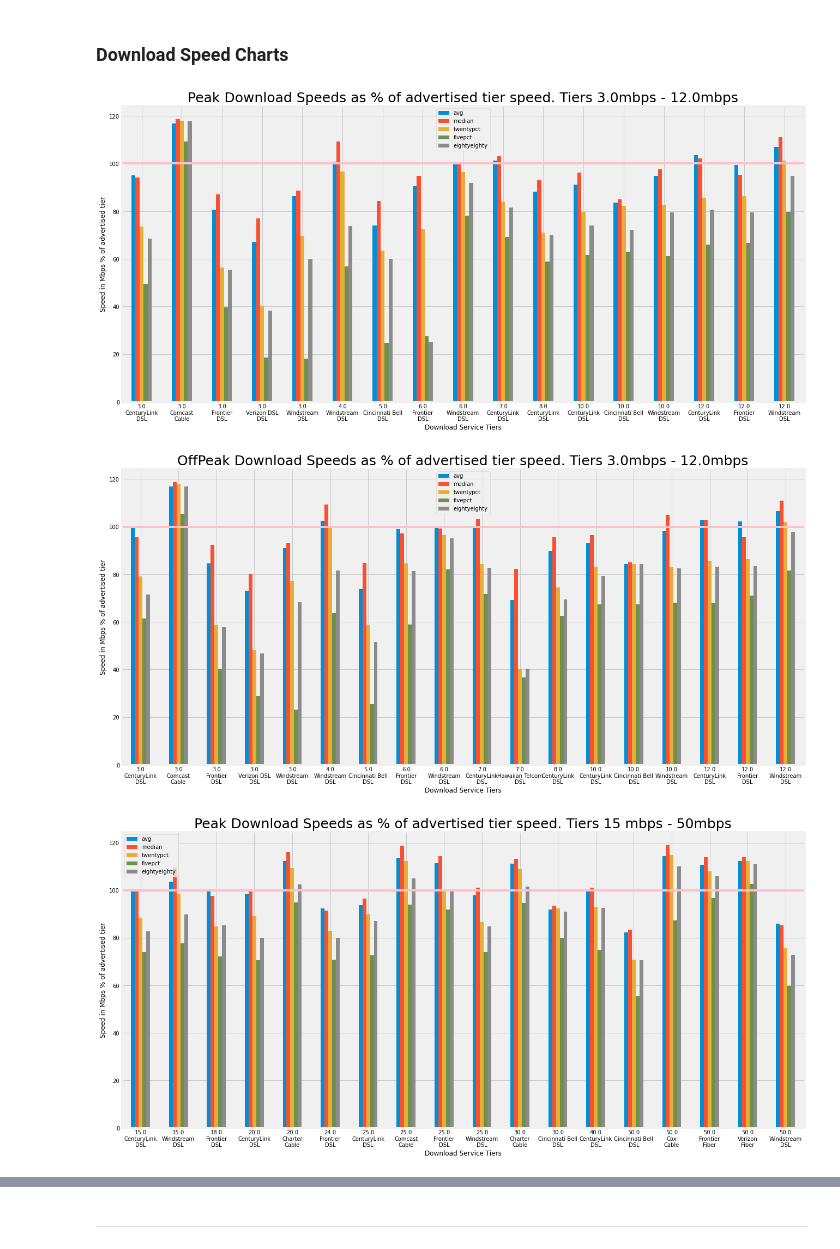
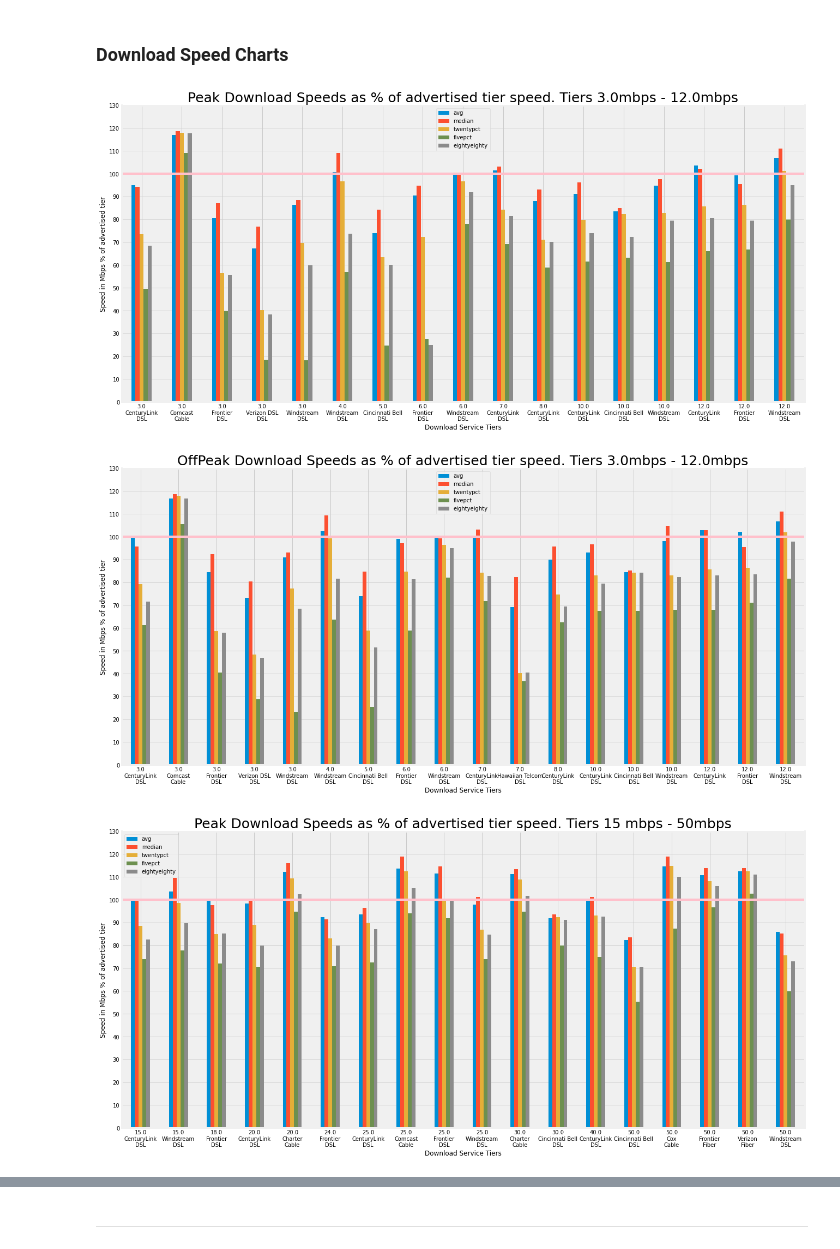
Before and after one commit to afreund415/MBA-broadband-research, a Jupyter notebook: MBA Upload and Download Speed Metric Charts.ipynb, the cells around one changed output, grey strips where cells are left out. Drawn from its saved outputs; the diff is of its cells as text; code cells hidden in the pictures.

```diff
--- a/MBA Upload and Download Speed Metric Charts.ipynb
+++ b/MBA Upload and Download Speed Metric Charts.ipynb
@@ -432,26 +432,26 @@ offPeakUChart = dfNormalizerU(fullDay_upload)
 # %%
 chartData = peakDChart
 chartData = chartData[chartData.tier <= 12]
 chartData = chartData[chartData.tier >= 3]
 
 
 
 ax = chartData.plot(x = "ispTech", y = ['avg', 'median', 'twentypct', 'fivepct', 'eightyeighty'],  kind = 'bar', stacked = False,
                    fontsize = 10, rot = 0, figsize = (20,10), grid = True)
 
 
-
+plt.yticks(np.arange(0, 140, 10))
 plt.axhline(y = 100, color = 'pink', linestyle = '-')
 
 
 ax.set_xlabel('Download Service Tiers')
 ax.set_ylabel('Speed in Mbps % of advertised tier')
 ax.set_title('Peak Download Speeds as % of advertised tier speed. Tiers 3.0mbps - 12.0mbps', fontsize=25)
 
 
 plt.show()
 # %% [output]
-[figure, old version]
+[figure, new version]
 # %%
 chartData = offPeakDChart
 chartData = chartData[chartData.tier <= 12]
@@ -463,7 +463,7 @@ ax = chartData.plot(x = "ispTech", y = ['avg', 'median', 'twentypct', 'fivepct',
                    fontsize = 10, rot = 0, figsize = (20,10), grid = True)
 
 
-
+plt.yticks(np.arange(0, 140, 10))
 plt.axhline(y = 100, color = 'pink', linestyle = '-')
 
 
@@ -474,7 +474,7 @@ ax.set_title('OffPeak Download Speeds as % of advertised tier speed. Tiers 3.0mb
 
 plt.show()
 # %% [output]
-[figure, old version]
+[figure, new version]
 # %%
 chartData = peakDChart
 chartData = chartData[chartData.tier > 12]
@@ -485,7 +485,7 @@ chartData = chartData[chartData.tier <= 50]
 ax = chartData.plot(x = "ispTech", y = ['avg', 'median', 'twentypct', 'fivepct', 'eightyeighty'],  kind = 'bar', stacked = False,
                    fontsize = 10, rot = 0, figsize = (20,10), grid = True)
 
-
+plt.yticks(np.arange(0, 140, 10))
 
 plt.axhline(y = 100, color = 'pink', linestyle = '-')
 
@@ -497,7 +497,7 @@ ax.set_title('Peak Download Speeds as % of advertised tier speed. Tiers 15 mbps
 
 plt.show()
 # %% [output]
-[figure, old version]
+[figure, new version]
 # %%
 chartData = offPeakDChart
 chartData = chartData[chartData.tier > 12]
```
Also changed, not shown: parts of 16 cells of this notebook.
